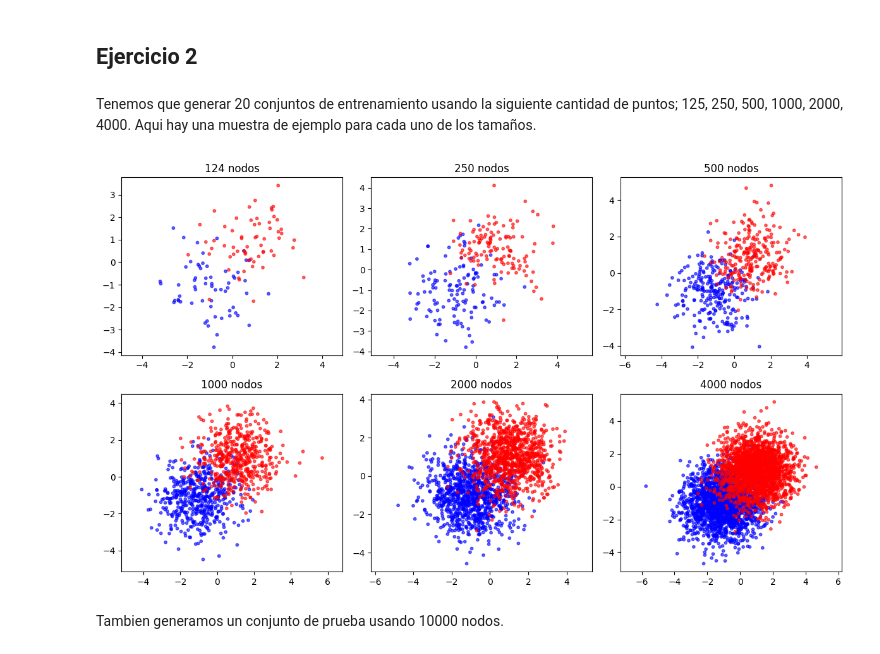
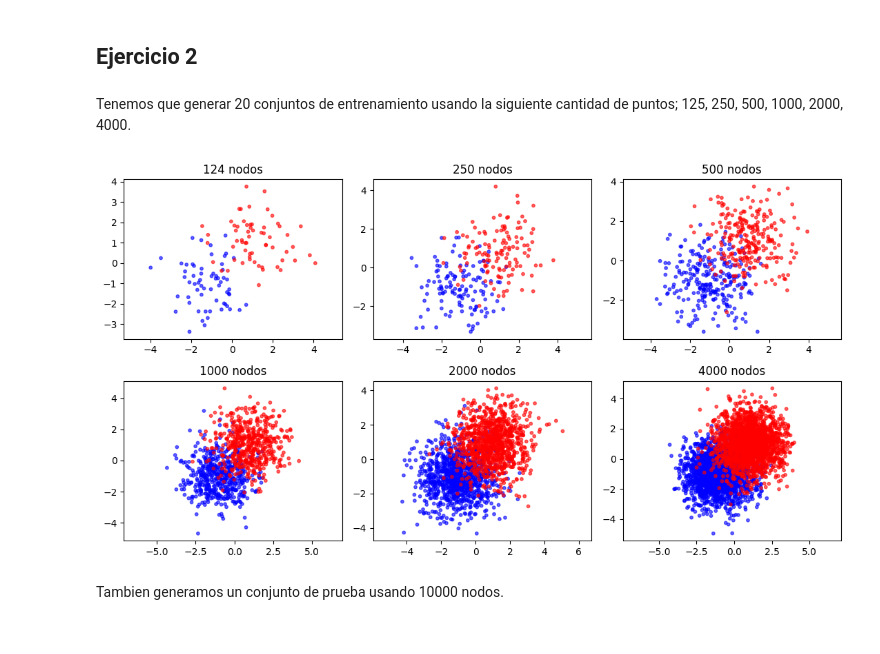
Before and after one commit to DonBerge/IIA-TPS, a Jupyter notebook: TP3/IIA24_ML_Generacion.ipynb, the cells around one changed output. Drawn from its saved outputs; the diff is of its cells as text; code cells hidden in the pictures.

```diff
--- a/TP3/IIA24_ML_Generacion.ipynb
+++ b/TP3/IIA24_ML_Generacion.ipynb
@@ -229,35 +231,35 @@ A medida que aumenta la cantidad de nodos que se usan para entrenamiento las pre
 # %% [markdown]
 ## Ejercicio 2
 # %% [markdown]
-Tenemos que generar 20 conjuntos de entrenamiento usando la siguiente cantidad de puntos; 125, 250, 500, 1000, 2000, 4000. Aqui hay una muestra de ejemplo para cada uno de los tamaños.
+Tenemos que generar 20 conjuntos de entrenamiento usando la siguiente cantidad de puntos; 125, 250, 500, 1000, 2000, 4000.
 # %%
 sizes = [125, 250, 500, 1000, 2000, 4000]
 
-fig, axs = plt.subplots(2, 3, figsize=(12, 7))
+fig, axs = plt.subplots(2, 3, figsize=(11, 6))
 
 diag = lambda n: diagonales(n, 2, 0.78)
 
 datas = [diag(sz) for sz in sizes]
 
 axs = axs.reshape(-1)
 
 for ax, data in zip(axs, datas):
     x = [p[0] for p in data['input']]
     y = [p[1] for p in data['input']]
     c = data['output']
 
     ax.scatter(x, y, c=c, cmap='bwr', alpha=0.6, s=10)
 
     title = f"{len(data)} nodos"
     ax.set_title(title)
 
     ax.axis('equal')
     ax.axis('on')
 
 plt.tight_layout()
 plt.show()
 # %% [output]
-[figure, old version]
+[figure, new version]
 # %% [markdown]
 Tambien generamos un conjunto de prueba usando 10000 nodos.
 # %%
```
Also changed, not shown: parts of 31 cells of this notebook.
